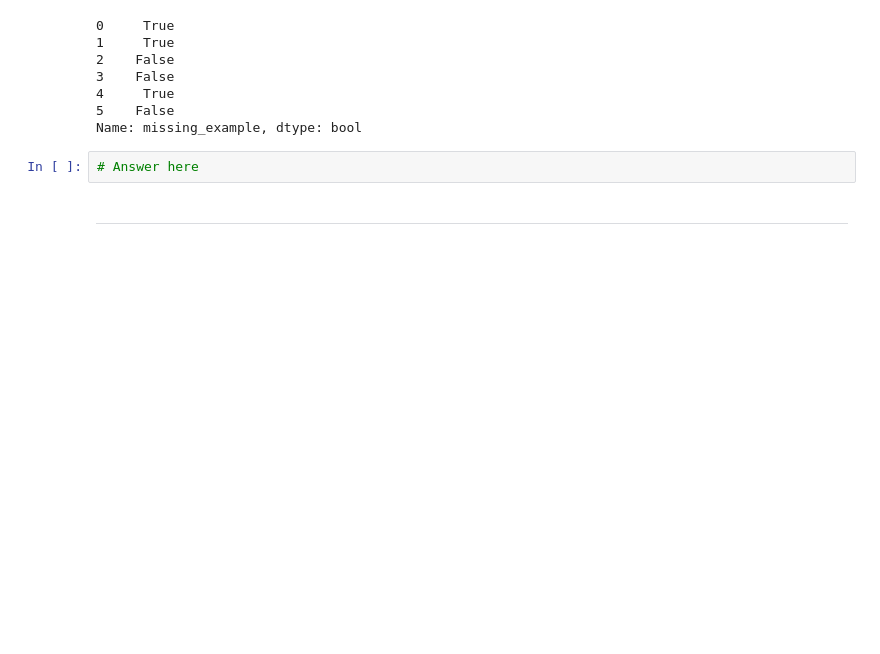
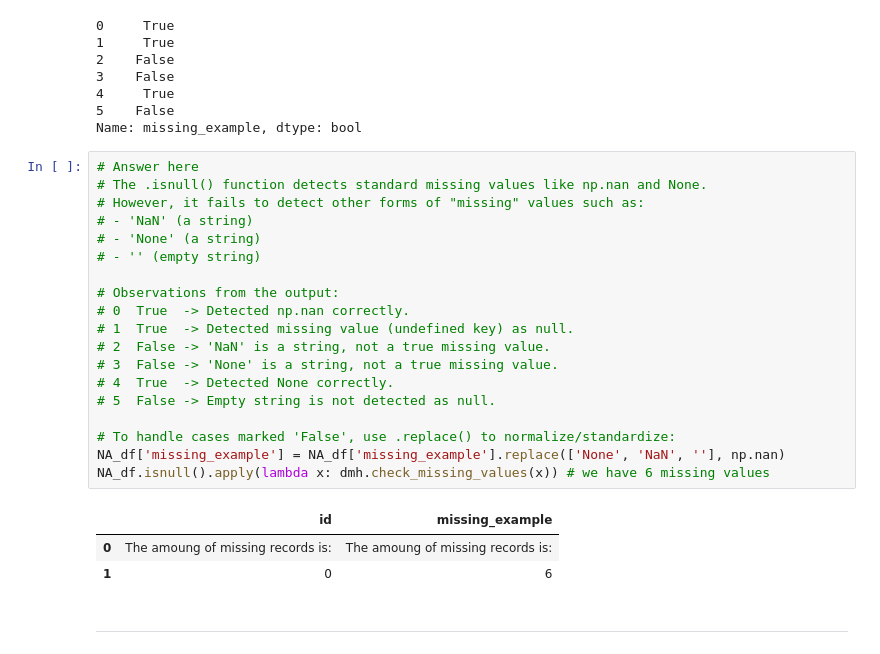
Before and after one commit to syaheer-altaf/DM2024-Lab1-Master, a Jupyter notebook: DM2024-Lab1-Master.ipynb, the cells around one changed output. Drawn from its saved outputs; the diff is of its cells as text; blank space fills up the shorter version.

Commit message:
completed example 11

```diff
--- a/DM2024-Lab1-Master.ipynb
+++ b/DM2024-Lab1-Master.ipynb
@@ -554,8 +609,29 @@ NA_df['missing_example'].isnull()
 4     True
 5    False
 Name: missing_example, dtype: bool
-# %%
-# Answer here
+# %%
+# Answer here
+# The .isnull() function detects standard missing values like np.nan and None.
+# However, it fails to detect other forms of "missing" values such as:
+# - 'NaN' (a string)
+# - 'None' (a string)
+# - '' (empty string)
+
+# Observations from the output:
+# 0  True  -> Detected np.nan correctly.
+# 1  True  -> Detected missing value (undefined key) as null.
+# 2  False -> 'NaN' is a string, not a true missing value.
+# 3  False -> 'None' is a string, not a true missing value.
+# 4  True  -> Detected None correctly.
+# 5  False -> Empty string is not detected as null.
+
+# To handle cases marked 'False', use .replace() to normalize/standardize:
+NA_df['missing_example'] = NA_df['missing_example'].replace(['None', 'NaN', ''], np.nan)
+NA_df.isnull().apply(lambda x: dmh.check_missing_values(x)) # we have 6 missing values
+# %% [output]
+|  | id | missing_example |
+| 0 | The amoung of missing records is: | The amoung of missing records is: |
+| 1 | 0 | 6 |
 # %% [markdown]
 ---
 # %% [markdown]
```
Also changed, not shown: parts of 26 cells of this notebook.
